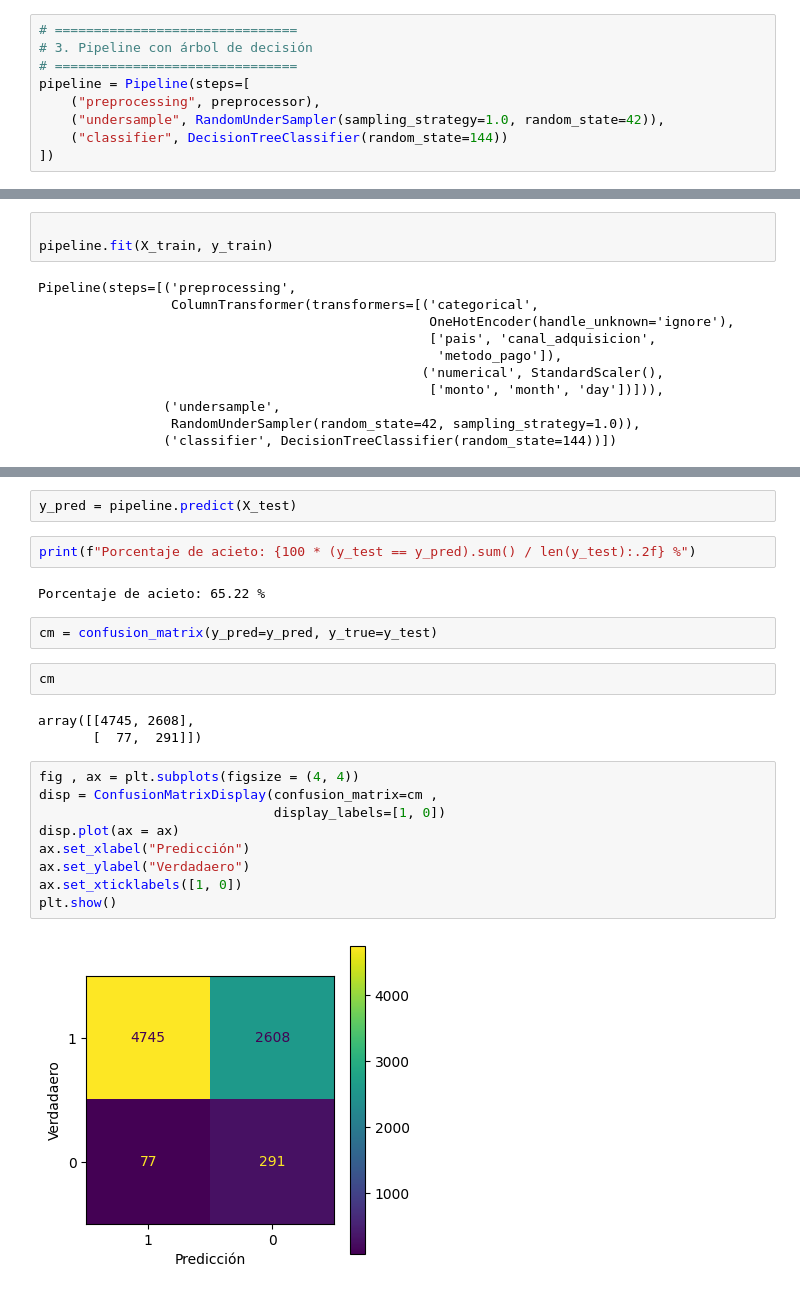
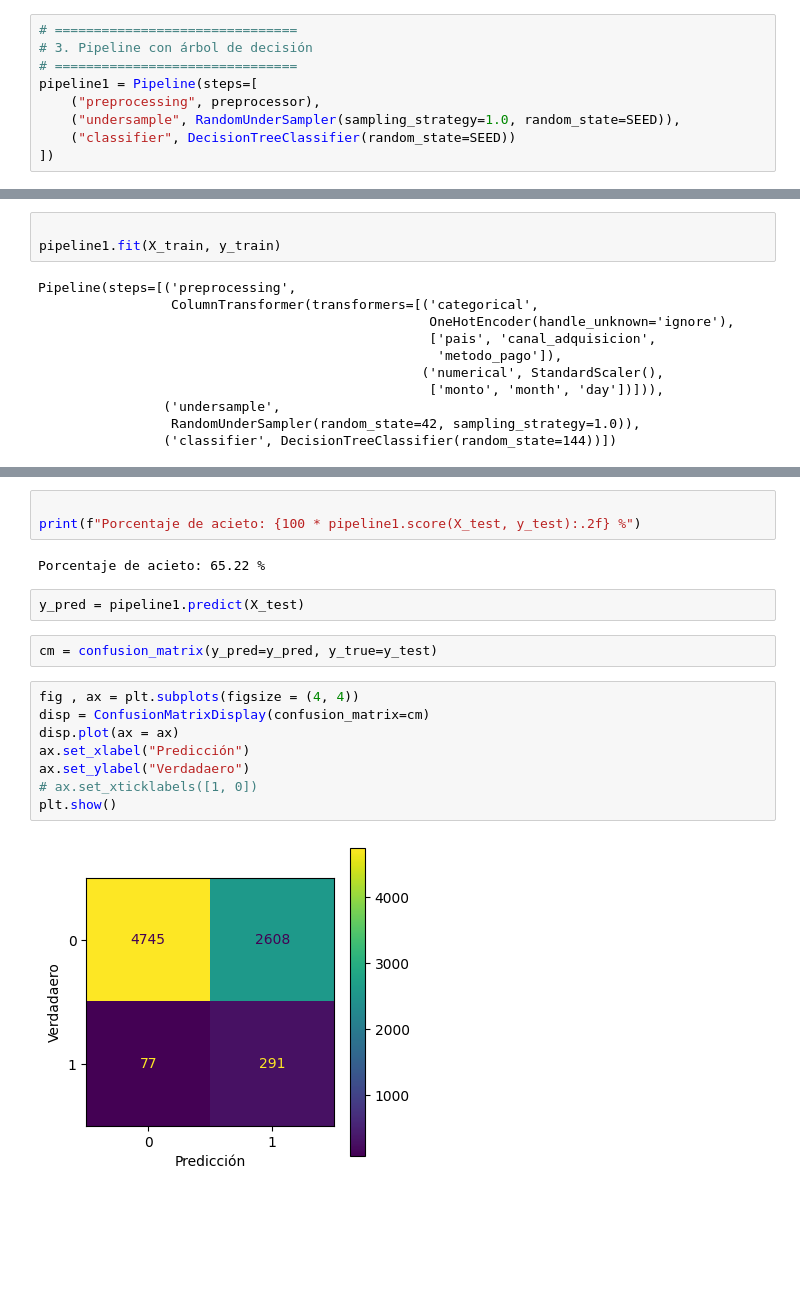
Before and after one commit to sagomeza1/pcun, a Jupyter notebook: nb.ipynb, the cells around one changed output, grey strips where cells are left out. Cells and saved outputs as stored; diff of their text form; blank space fills up the shorter version.

```diff
--- a/nb.ipynb
+++ b/nb.ipynb
@@ -423,8 +439,8 @@ preprocessor = ColumnTransformer(
 # ===============================
 # 3. Pipeline con árbol de decisión
 # ===============================
-pipeline = Pipeline(steps=[
+pipeline1 = Pipeline(steps=[
     ("preprocessing", preprocessor),
-    ("undersample", RandomUnderSampler(sampling_strategy=1.0, random_state=42)),
-    ("classifier", DecisionTreeClassifier(random_state=144))
+    ("undersample", RandomUnderSampler(sampling_strategy=1.0, random_state=SEED)),
+    ("classifier", DecisionTreeClassifier(random_state=SEED))
 ])
@@ -436,6 +447,6 @@ X_train, X_test, y_train, y_test = train_test_split(X, y, test_size=0.2, random_
 # %%
 
-pipeline.fit(X_train, y_train)
+pipeline1.fit(X_train, y_train)
 # %% [output]
 Pipeline(steps=[('preprocessing',
                  ColumnTransformer(transformers=[('categorical',
@@ -456,24 +461,19 @@ Pipeline(steps=[('preprocessing',
+# %%
+
+print(f"Porcentaje de acieto: {100 * pipeline1.score(X_test, y_test):.2f} %")
+# %% [output]
+Porcentaje de acieto: 65.22 %
 # %%
-y_pred = pipeline.predict(X_test)
+y_pred = pipeline1.predict(X_test)
-# %%
-print(f"Porcentaje de acieto: {100 * (y_test == y_pred).sum() / len(y_test):.2f} %")
-# %% [output]
-Porcentaje de acieto: 65.22 %
 # %%
 cm = confusion_matrix(y_pred=y_pred, y_true=y_test)
-# %%
-cm
-# %% [output]
-array([[4745, 2608],
-       [  77,  291]])
 # %%
 fig , ax = plt.subplots(figsize = (4, 4))
-disp = ConfusionMatrixDisplay(confusion_matrix=cm ,
-                              display_labels=[1, 0])
+disp = ConfusionMatrixDisplay(confusion_matrix=cm)
 disp.plot(ax = ax)
 ax.set_xlabel("Predicción")
 ax.set_ylabel("Verdadaero")
-ax.set_xticklabels([1, 0])
+# ax.set_xticklabels([1, 0])
 plt.show()
 # %% [output]
-[figure, old version]
+[figure, new version]
```
Also changed, not shown: parts of 17 cells of this notebook.
